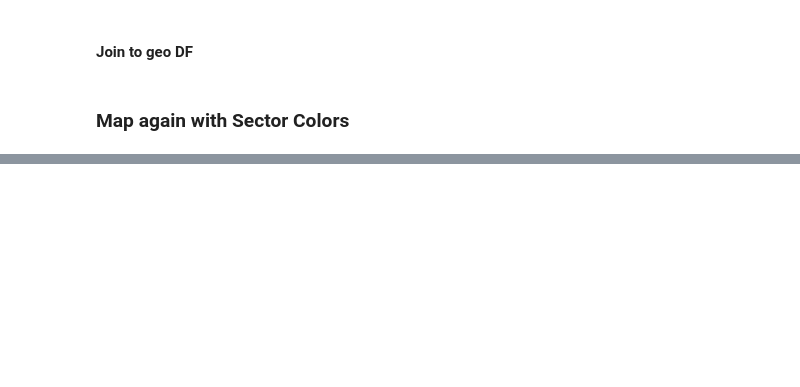
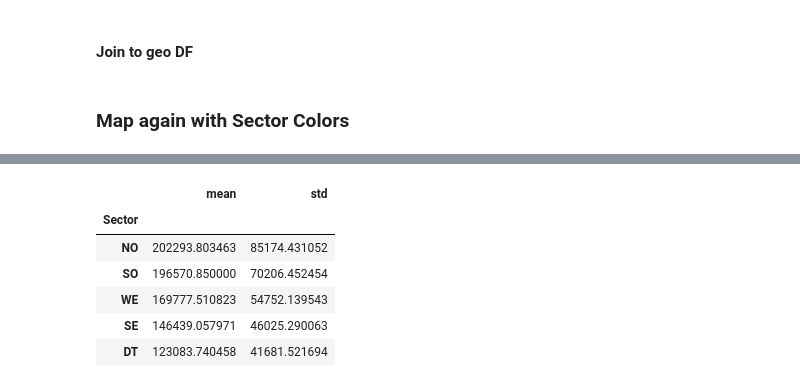
Before and after one commit to dnie44/nycdatascience_ML_project, a Jupyter notebook: daniel/1_Mapping.ipynb, the cells around one changed output, grey strips where cells are left out. Saved outputs shown, nothing was run; the diff lists cells and outputs as text; code cells hidden in the pictures; blank space fills up the shorter version.

```diff
--- a/daniel/1_Mapping.ipynb
+++ b/daniel/1_Mapping.ipynb
@@ -239,0 +341,10 @@ show(fig)
+# %%
+anal_2.groupby('Sector')['SalePrice'].agg(['mean','std']).sort_values(by='mean', ascending=False)
+# %% [output]
+|  | mean | std |
+| Sector |  |  |
+| NO | 202293.803463 | 85174.431052 |
+| SO | 196570.850000 | 70206.452454 |
+| WE | 169777.510823 | 54752.139543 |
+| SE | 146439.057971 | 46025.290063 |
+| DT | 123083.740458 | 41681.521694 |
```
Also changed, not shown: parts of 27 cells of this notebook, 5 other files.
